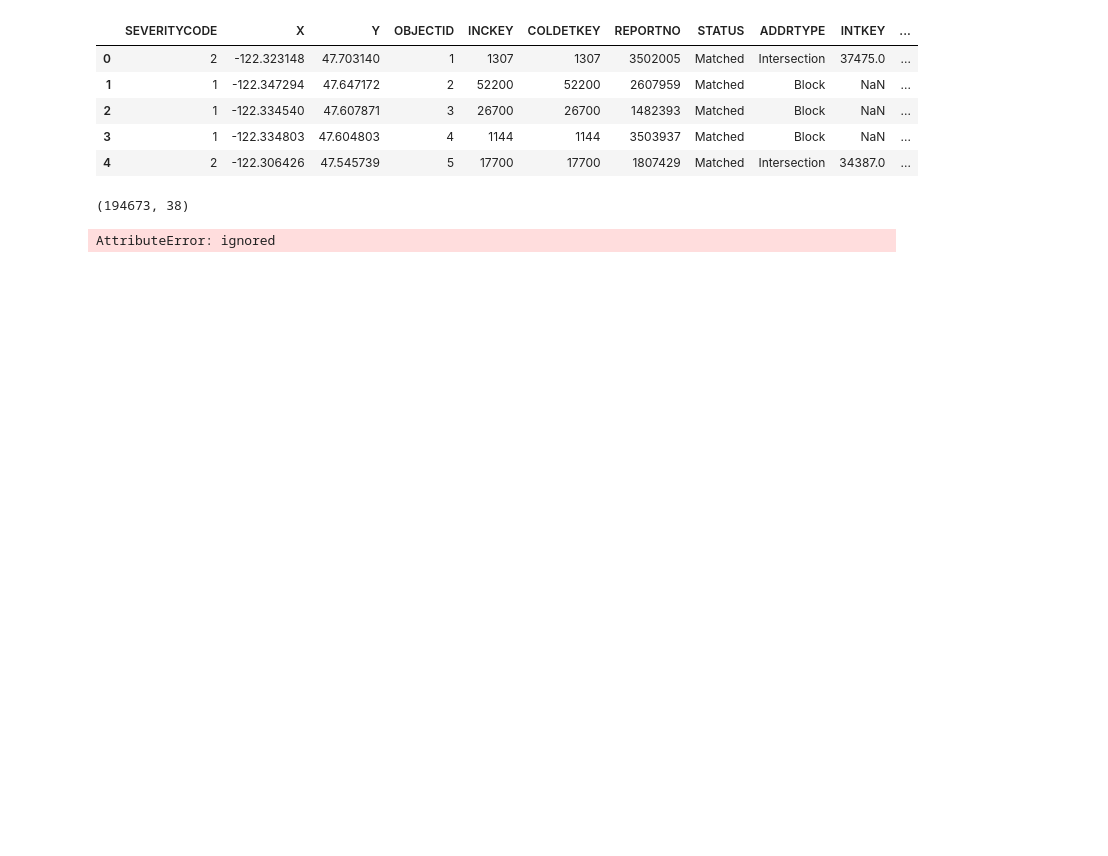
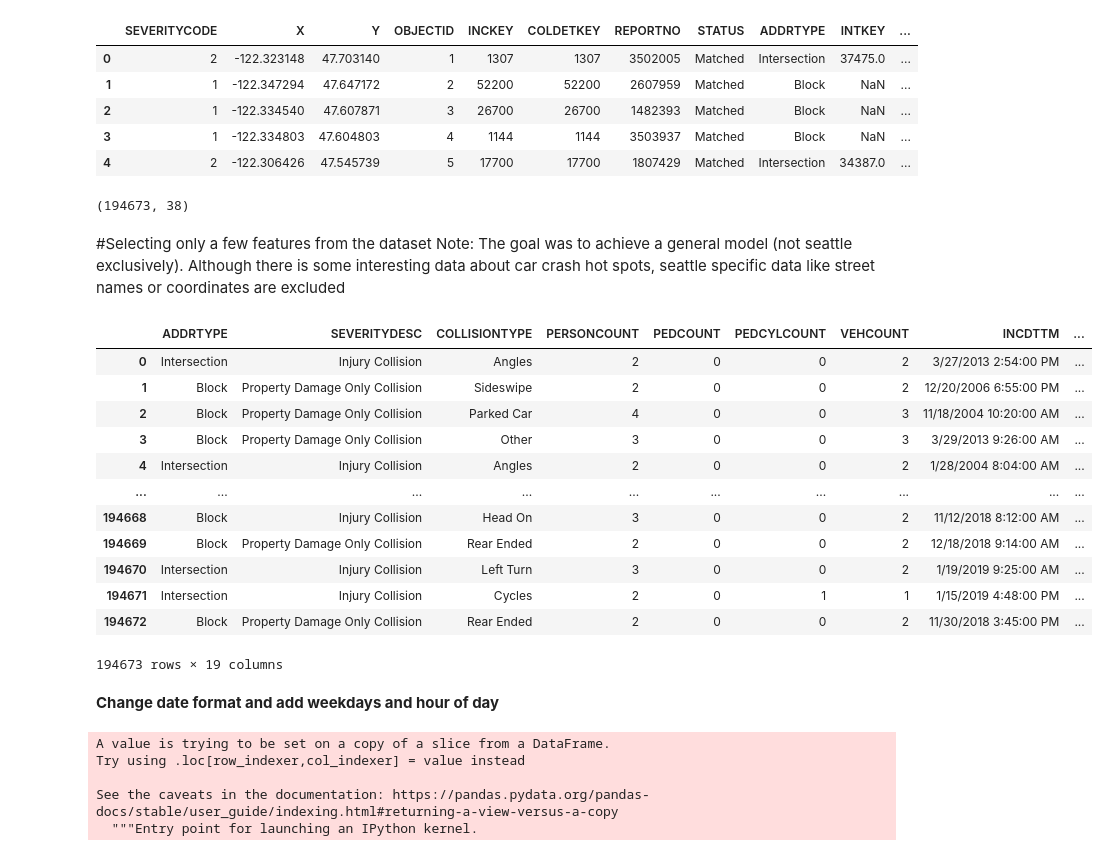
Before and after one commit to DomStue/Coursera_Capstone, a Jupyter notebook: Capstone.ipynb, the cells around one changed output. Saved outputs shown, nothing was run; the diff lists cells and outputs as text; code cells hidden in the pictures; blank space fills up the shorter version.

```diff
--- a/Capstone.ipynb
+++ b/Capstone.ipynb
@@ -44,7 +46,33 @@ df.head()
 df.shape
 # %% [output]
 (194673, 38)
-# %%
-df[['ROADCOND']].head()
-# %% [output]
-AttributeError: ignored
+# %% [markdown]
+#Selecting only a few features from the dataset
+Note: The goal was to achieve a general model (not seattle exclusively). Although there is some interesting data about car crash hot spots, seattle specific data like street names or coordinates are excluded
+# %%
+Features = df[['ADDRTYPE','SEVERITYDESC','COLLISIONTYPE','PERSONCOUNT','PEDCOUNT','PEDCYLCOUNT','VEHCOUNT','INCDTTM','JUNCTIONTYPE','INATTENTIONIND','UNDERINFL','WEATHER', 'LIGHTCOND', 'ROADCOND','PEDROWNOTGRNT','SPEEDING','SEGLANEKEY','CROSSWALKKEY','HITPARKEDCAR']]
+Features
+# %% [output]
+|  | ADDRTYPE | SEVERITYDESC | COLLISIONTYPE | PERSONCOUNT | PEDCOUNT | PEDCYLCOUNT | VEHCOUNT | INCDTTM | ... |
+| 0 | Intersection | Injury Collision | Angles | 2 | 0 | 0 | 2 | 3/27/2013 2:54:00 PM | ... |
+| 1 | Block | Property Damage Only Collision | Sideswipe | 2 | 0 | 0 | 2 | 12/20/2006 6:55:00 PM | ... |
+| 2 | Block | Property Damage Only Collision | Parked Car | 4 | 0 | 0 | 3 | 11/18/2004 10:20:00 AM | ... |
+| 3 | Block | Property Damage Only Collision | Other | 3 | 0 | 0 | 3 | 3/29/2013 9:26:00 AM | ... |
+| 4 | Intersection | Injury Collision | Angles | 2 | 0 | 0 | 2 | 1/28/2004 8:04:00 AM | ... |
+| ... | ... | ... | ... | ... | ... | ... | ... | ... | ... |
+| 194668 | Block | Injury Collision | Head On | 3 | 0 | 0 | 2 | 11/12/2018 8:12:00 AM | ... |
+| 194669 | Block | Property Damage Only Collision | Rear Ended | 2 | 0 | 0 | 2 | 12/18/2018 9:14:00 AM | ... |
+| 194670 | Intersection | Injury Collision | Left Turn | 3 | 0 | 0 | 2 | 1/19/2019 9:25:00 AM | ... |
+| 194671 | Intersection | Injury Collision | Cycles | 2 | 0 | 1 | 1 | 1/15/2019 4:48:00 PM | ... |
+| 194672 | Block | Property Damage Only Collision | Rear Ended | 2 | 0 | 0 | 2 | 11/30/2018 3:45:00 PM | ... |
+194673 rows × 19 columns
+# %% [markdown]
+**Change date format and add weekdays and hour of day**
+# %%
+Features['INCDTTM'] = pd.to_datetime(Features['INCDTTM'])
+# %% [output]
+A value is trying to be set on a copy of a slice from a DataFrame.
+Try using .loc[row_indexer,col_indexer] = value instead
+
+See the caveats in the documentation: https://pandas.pydata.org/pandas-docs/stable/user_guide/indexing.html#returning-a-view-versus-a-copy
+  """Entry point for launching an IPython kernel.
```
Also changed, not shown: parts of 61 cells of this notebook.
